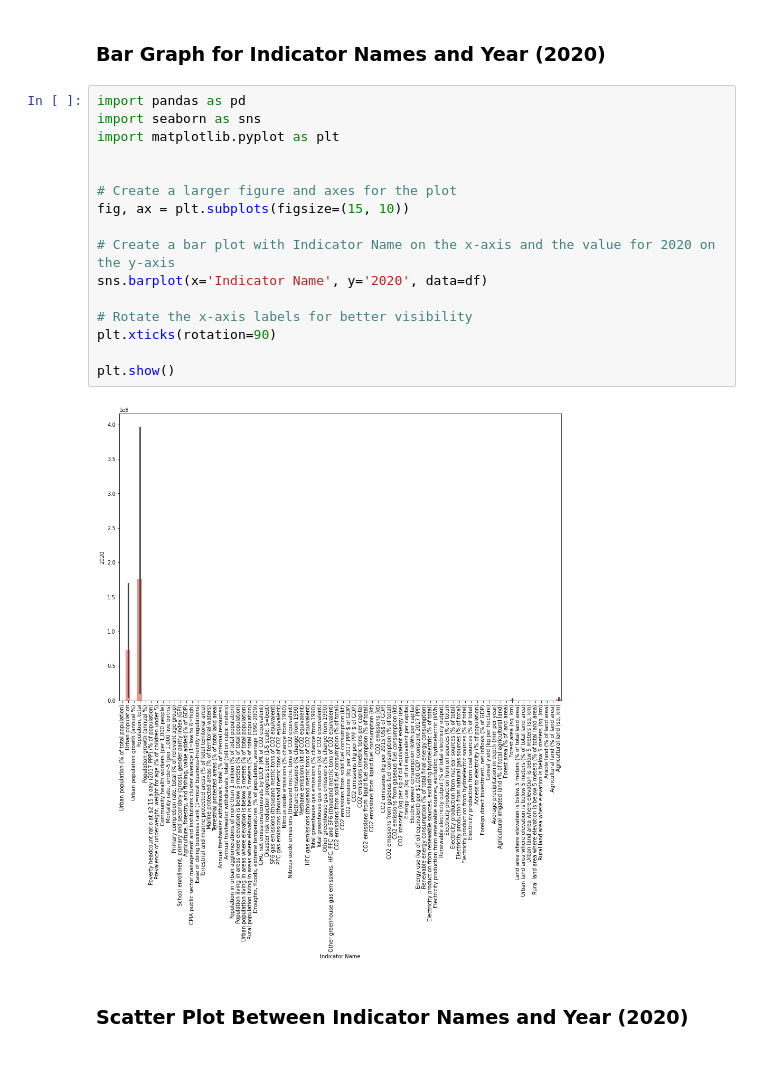
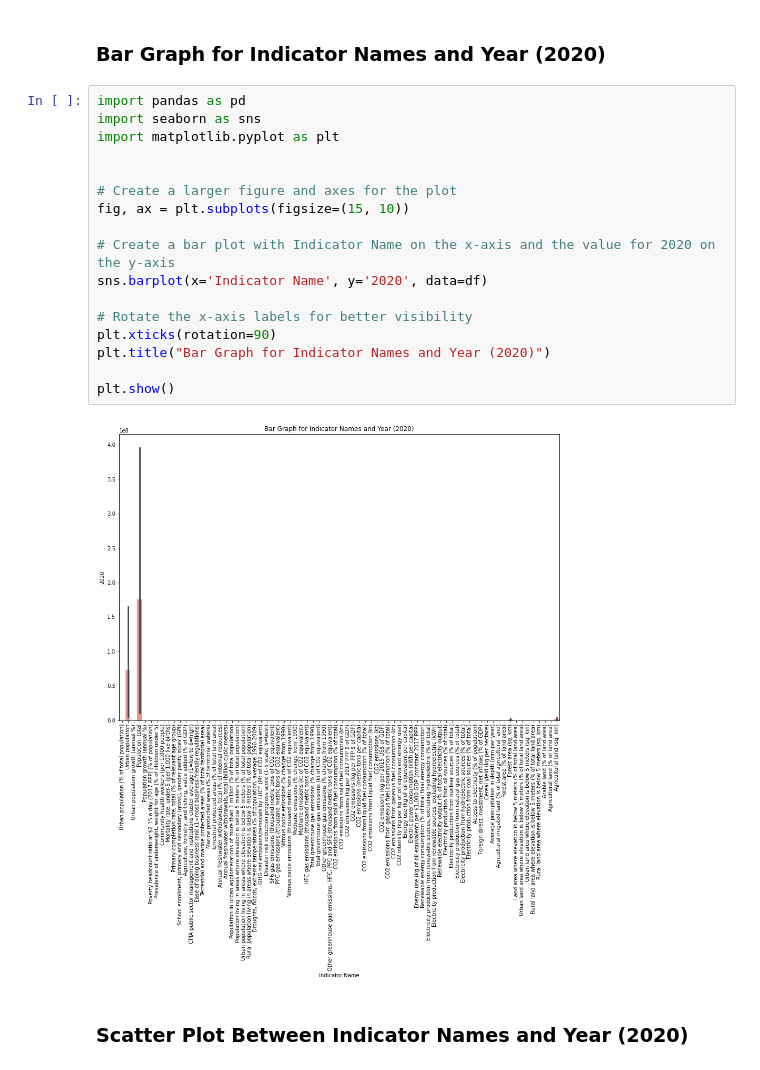
Before and after one commit to Zeeshan09875/Statistics-And-Trends-Updated, a Jupyter notebook: stats_and_trends.ipynb, the cells around one changed output. Cells and saved outputs as stored; diff of their text form.

```diff
--- a/stats_and_trends.ipynb
+++ b/stats_and_trends.ipynb
@@ -151,21 +216,22 @@ plt.show()
 # %%
 import pandas as pd
 import seaborn as sns
 import matplotlib.pyplot as plt
 
 
 # Create a larger figure and axes for the plot
 fig, ax = plt.subplots(figsize=(15, 10))
 
 # Create a bar plot with Indicator Name on the x-axis and the value for 2020 on the y-axis
 sns.barplot(x='Indicator Name', y='2020', data=df)
 
 # Rotate the x-axis labels for better visibility
 plt.xticks(rotation=90)
+plt.title("Bar Graph for Indicator Names and Year (2020)")
 
 plt.show()
 # %% [output]
-[figure, old version]
+[figure, new version]
 # %% [markdown]
 ### Scatter Plot Between Indicator Names and Year (2020)
 # %%
```
Also changed, not shown: parts of 14 cells of this notebook.
